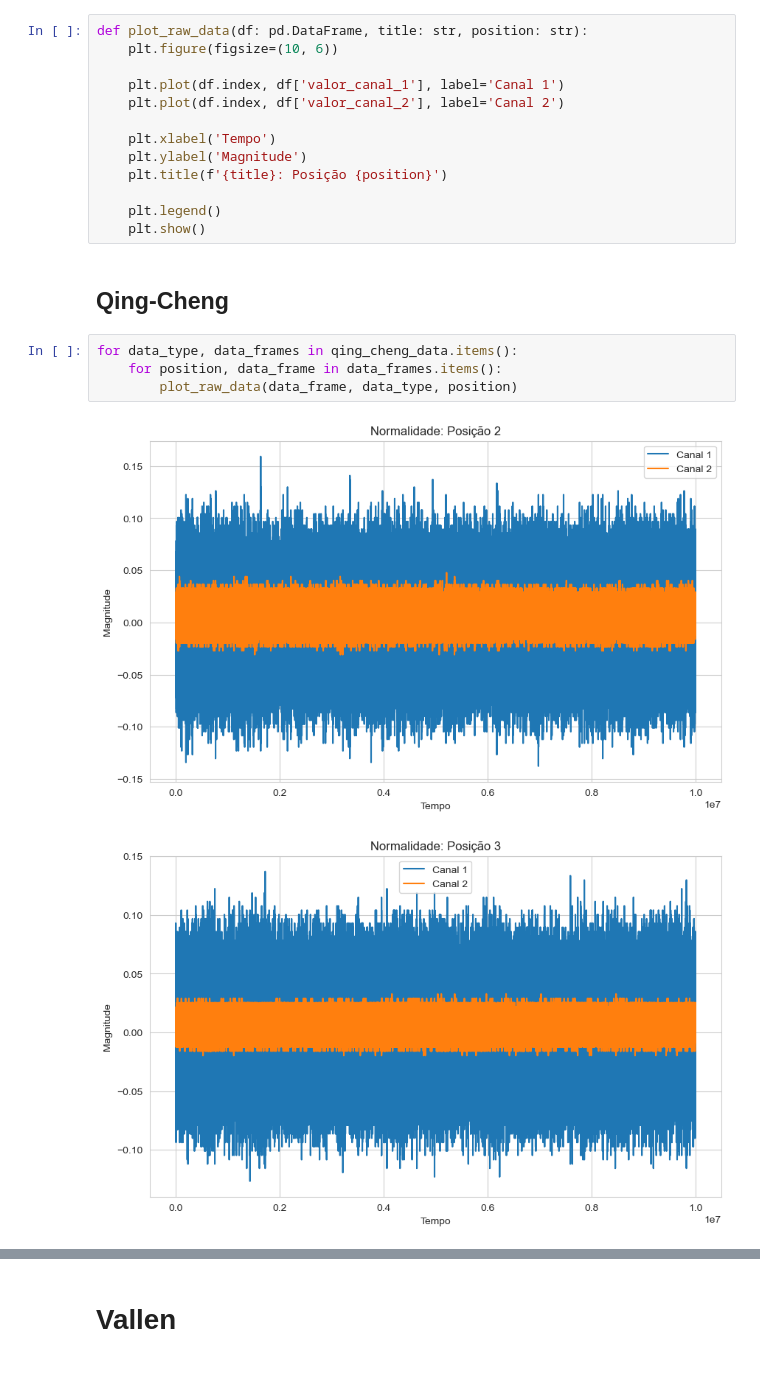
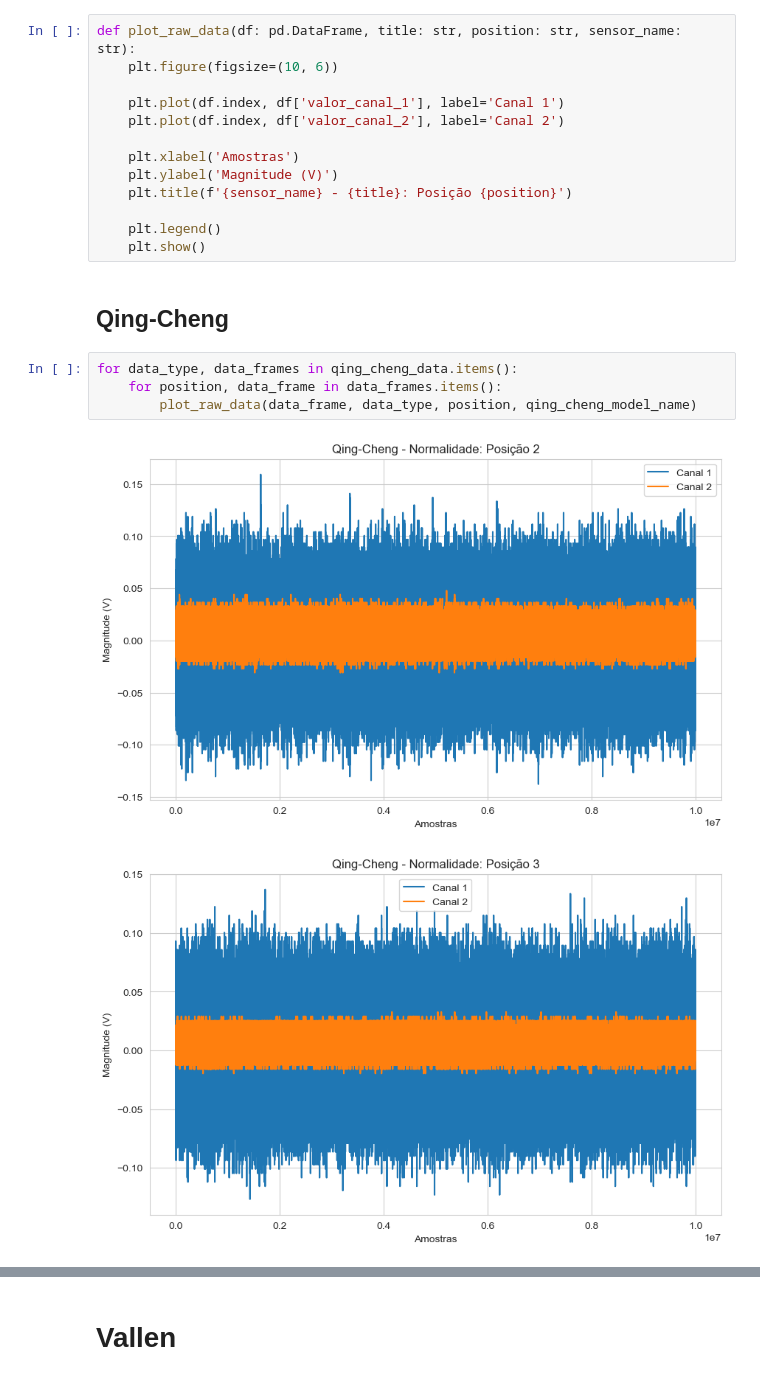
Before and after one commit to lukaltk/TCC-ml, a Jupyter notebook: model_analysis/dado-bruto.ipynb, the cells around one changed output, grey strips where cells are left out. Cells and saved outputs as stored; diff of their text form.

```diff
--- a/model_analysis/dado-bruto.ipynb
+++ b/model_analysis/dado-bruto.ipynb
@@ -99,15 +99,15 @@ vallen_data = mount_data_frame_dict(vallen_data_paths)
 # %% [markdown]
 # Plot
 # %%
-def plot_raw_data(df: pd.DataFrame, title: str, position: str):
+def plot_raw_data(df: pd.DataFrame, title: str, position: str, sensor_name: str):
     plt.figure(figsize=(10, 6))
 
     plt.plot(df.index, df['valor_canal_1'], label='Canal 1')
     plt.plot(df.index, df['valor_canal_2'], label='Canal 2')
 
-    plt.xlabel('Tempo')
-    plt.ylabel('Magnitude')
-    plt.title(f'{title}: Posição {position}')
+    plt.xlabel('Amostras')
+    plt.ylabel('Magnitude (V)')
+    plt.title(f'{sensor_name} - {title}: Posição {position}')
 
     plt.legend()
     plt.show()
@@ -116,7 +116,7 @@ def plot_raw_data(df: pd.DataFrame, title: str, position: str):
 # %%
 for data_type, data_frames in qing_cheng_data.items():
     for position, data_frame in data_frames.items():
-        plot_raw_data(data_frame, data_type, position)
+        plot_raw_data(data_frame, data_type, position, qing_cheng_model_name)
 # %% [output]
-[figure, old version]
+[figure, new version]
-[figure, old version]
+[figure, new version]
```
Also changed, not shown: parts of 12 cells of this notebook, 3 other files.
